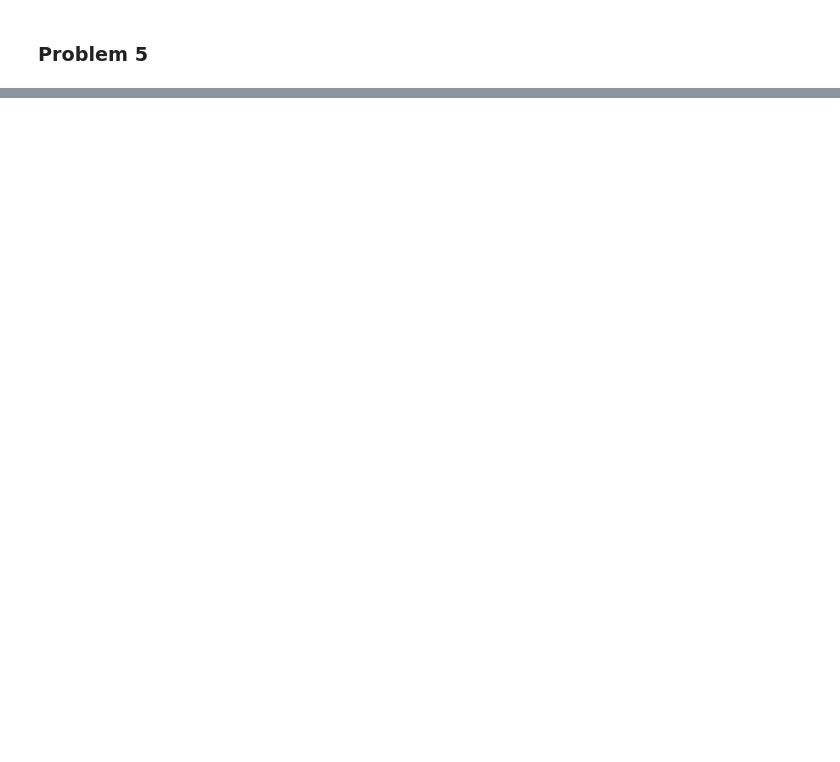
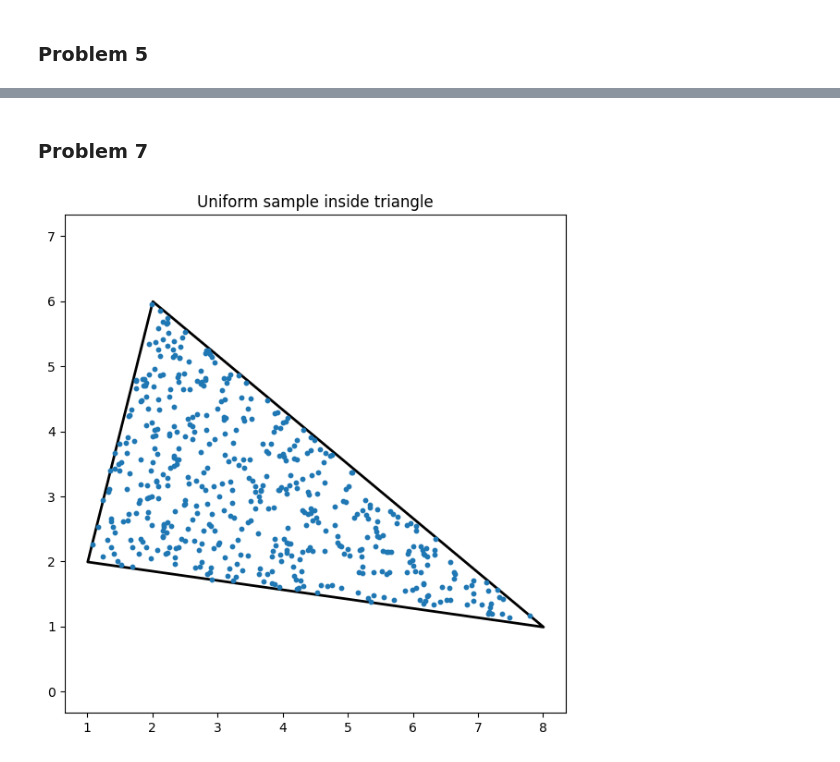
Before and after one commit to pynyashko/Statistical-practicum, a Jupyter notebook: hw/random.ipynb, the cells around one changed output, grey strips where cells are left out. Cells and saved outputs as stored; diff of their text form; code cells hidden in the pictures; blank space fills up the shorter version.

```diff
--- a/hw/random.ipynb
+++ b/hw/random.ipynb
@@ -164,0 +193,41 @@ plt.show()
+# %% [markdown]
+### Problem 7
+# %%
+from matplotlib.patches import Polygon
+from matplotlib.collections import PatchCollection
+
+A = np.array([1, 2])
+B = np.array([2, 6])
+C = np.array([8, 1])
+
+n = 500
+
+u = np.random.rand(n)
+v = np.random.rand(n)
+
+mask = (u + v > 1)
+u[mask] = 1 - u[mask]
+v[mask] = 1 - v[mask]
+
+points = A + np.outer(u, B - A) + np.outer(v, C - A)
+
+fig = plt.figure(figsize=(7,7))
+
+polygon = Polygon(
+    xy=np.array([A, B, C]),
+    closed=True,
+    fill=False,
+    edgecolor='black',
+    linewidth=2
+)
+
+plt.gca().add_collection(PatchCollection([polygon], match_original=True))
+
+plt.scatter(points[:,0], points[:,1], s=10)
+
+plt.axis('equal')
+plt.title("Uniform sample inside triangle")
+
+plt.show()
+# %% [output]
+[figure, added]
```
Also changed, not shown: parts of 10 cells of this notebook, 2 other files.
